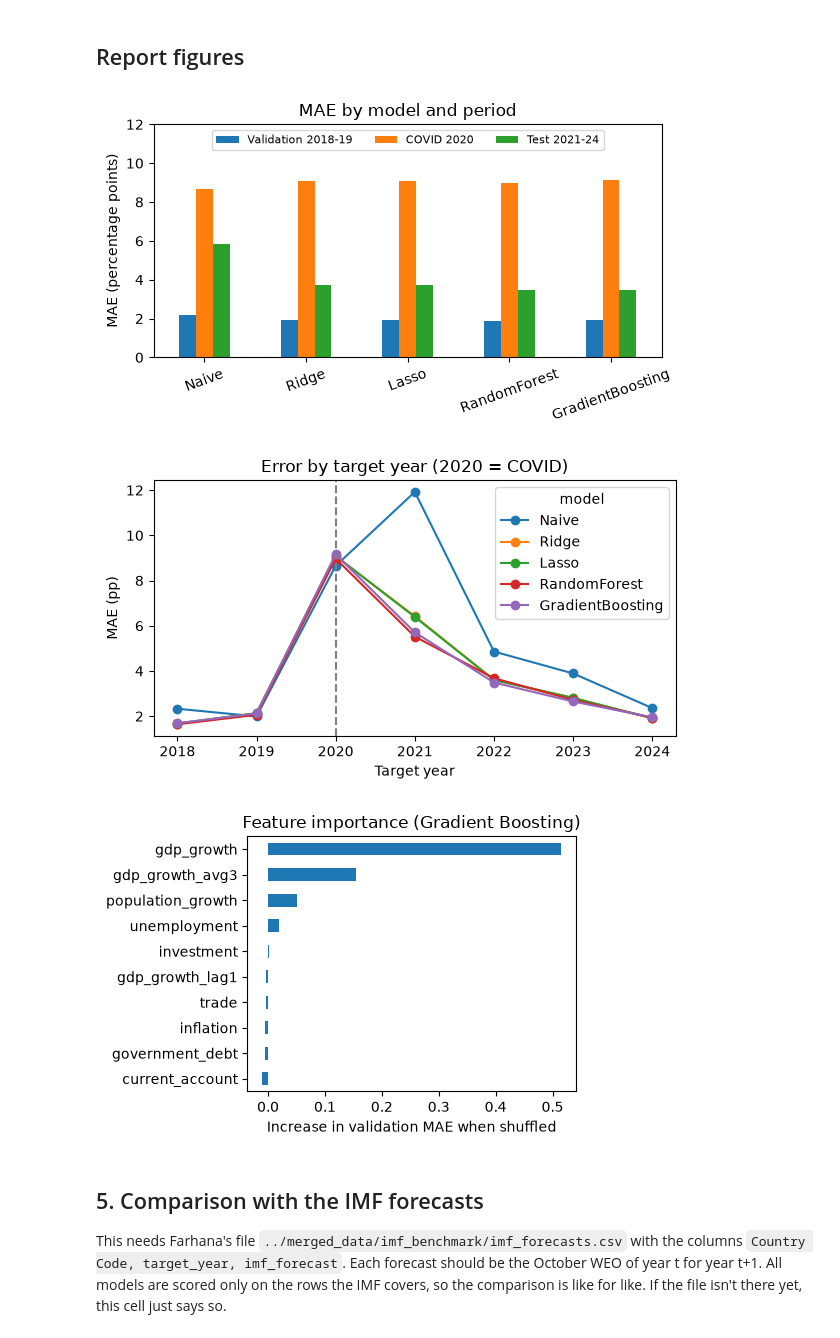
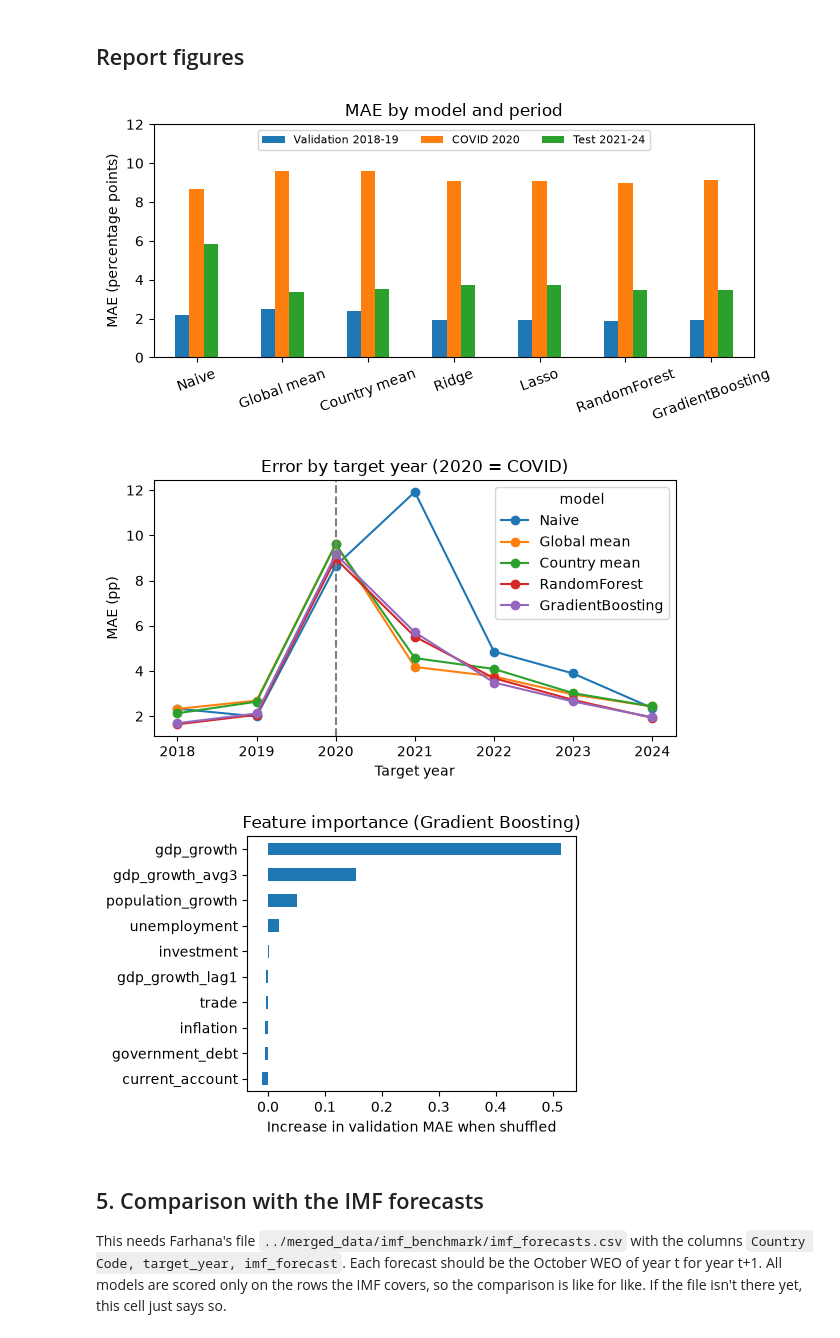
Before and after one commit to farhana273/ml_assignment, a Jupyter notebook: models/GDP_Models_Sami.ipynb, the cells around one changed output. Saved outputs shown, nothing was run; the diff lists cells and outputs as text; code cells hidden in the pictures.

```diff
--- a/models/GDP_Models_Sami.ipynb
+++ b/models/GDP_Models_Sami.ipynb
@@ -286,24 +294,24 @@ imp.assign(lasso_coef=lasso_coef.round(3)).sort_values("GradientBoosting", ascen
 ## Report figures
 # %%
 import matplotlib.pyplot as plt
-order = ["Naive", "Ridge", "Lasso", "RandomForest", "GradientBoosting"]
+order = ["Naive", "Global mean", "Country mean", "Ridge", "Lasso", "RandomForest", "GradientBoosting"]
 
-ax = metrics.pivot(index="model", columns="split", values="MAE").loc[order, ["val", "covid", "test"]].plot.bar(figsize=(6, 3.5))
+ax = metrics.pivot(index="model", columns="split", values="MAE").loc[order, ["val", "covid", "test"]].plot.bar(figsize=(7, 3.5))
 ax.set_ylabel("MAE (percentage points)"); ax.set_xlabel(""); ax.set_title("MAE by model and period")
 ax.set_ylim(0, 12); ax.legend(["Validation 2018-19", "COVID 2020", "Test 2021-24"], ncol=3, loc="upper center", fontsize=8)
 plt.xticks(rotation=20); plt.tight_layout(); plt.savefig(OUT / "figures/mae_by_model.png", dpi=200); plt.show()
 
-ax = by_year[order].plot(marker="o", figsize=(6, 3.5))
+ax = by_year[["Naive", "Global mean", "Country mean", "RandomForest", "GradientBoosting"]].plot(marker="o", figsize=(6, 3.5))
 ax.axvline(2020, ls="--", c="grey"); ax.set_ylabel("MAE (pp)"); ax.set_xlabel("Target year")
 ax.set_title("Error by target year (2020 = COVID)")
 plt.tight_layout(); plt.savefig(OUT / "figures/mae_by_year.png", dpi=200); plt.show()
 
 ax = imp["GradientBoosting"].sort_values().plot.barh(figsize=(5, 3.5))
 ax.set_xlabel("Increase in validation MAE when shuffled"); ax.set_title("Feature importance (Gradient Boosting)")
 plt.tight_layout(); plt.savefig(OUT / "figures/feature_importance.png", dpi=200); plt.show()
 # %% [output]
-[figure, old version]
+[figure, new version]
-[figure, old version]
+[figure, new version]
 [figure]
 # %% [markdown]
 ## 5. Comparison with the IMF forecasts
```
Also changed, not shown: parts of 14 cells of this notebook, 8 other files.
